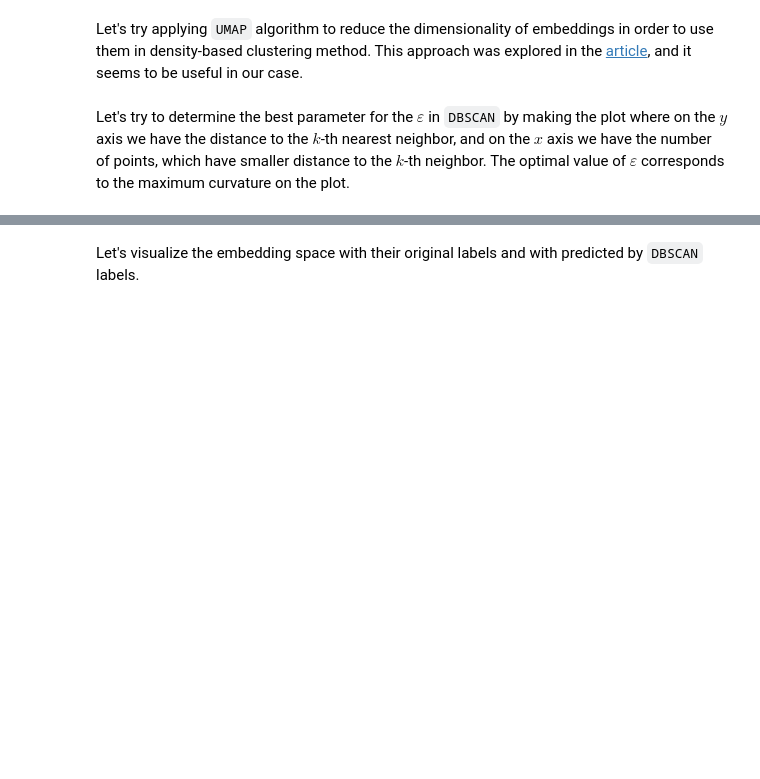
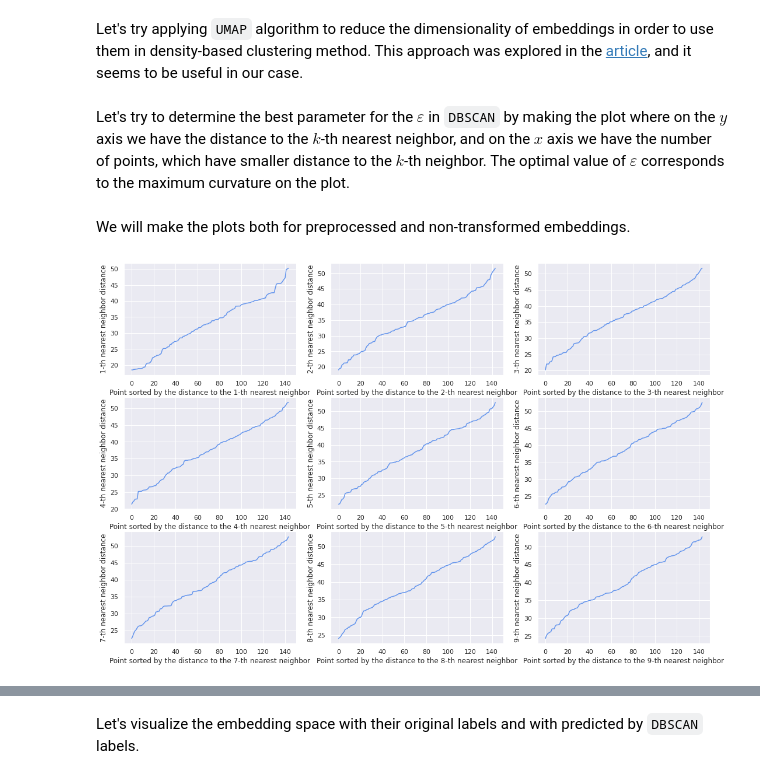
Before and after one commit to LukashevichIlya/DL-in-NLP, a Jupyter notebook: project_polysemy_BERT.ipynb, the cells around one changed output, grey strips where cells are left out. Cells and saved outputs as stored; diff of their text form; code cells hidden in the pictures; blank space fills up the shorter version.

```diff
--- a/project_polysemy_BERT.ipynb
+++ b/project_polysemy_BERT.ipynb
@@ -548,6 +613,12 @@ from sklearn.neighbors import NearestNeighbors
         plt.plot(distances, color='cornflowerblue')
 
     plt.show()
+# %% [markdown]
+We will make the plots both for preprocessed and non-transformed embeddings.
+# %%
+experiment_k_and_eps(emb_bts[bounds_bts[27]:bounds_bts[28]])
+# %% [output]
+[figure, added]
 # %%
 experiment_k_and_eps(transformed_embeddings_bts)
 # %% [output]
```
Also changed, not shown: parts of 40 cells of this notebook.
